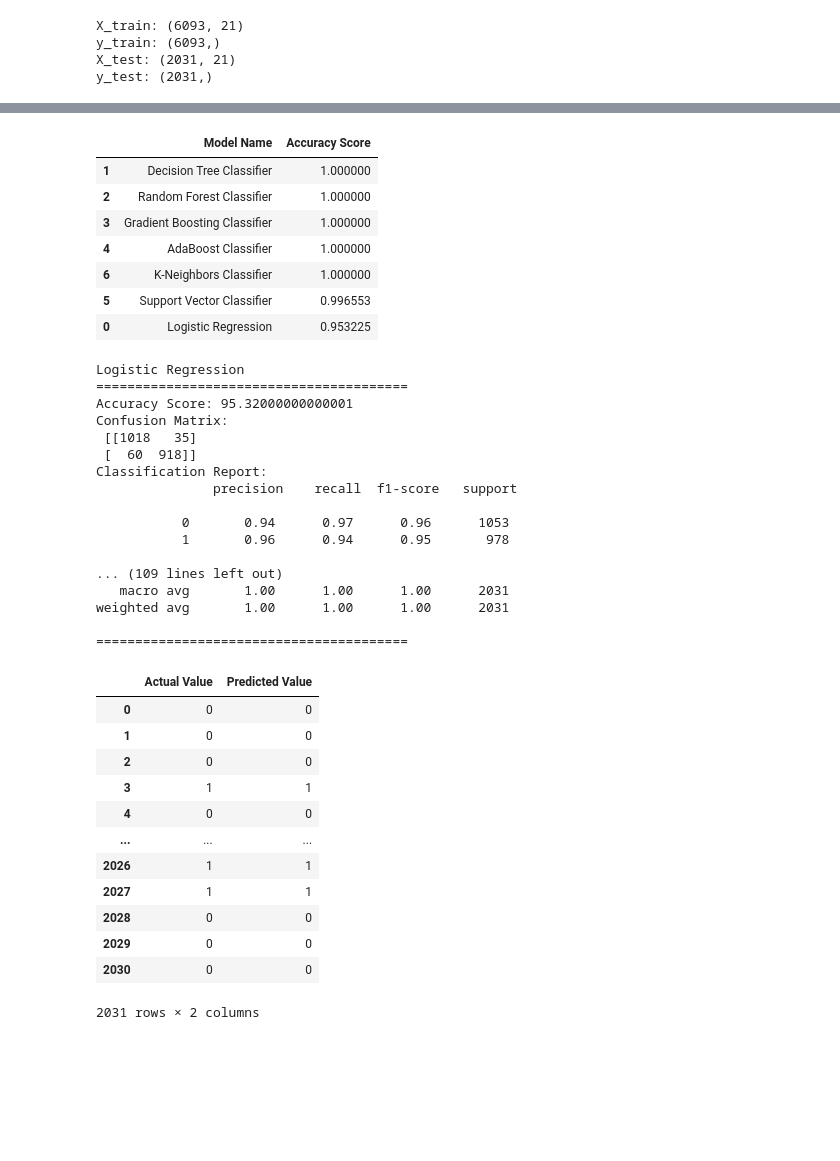
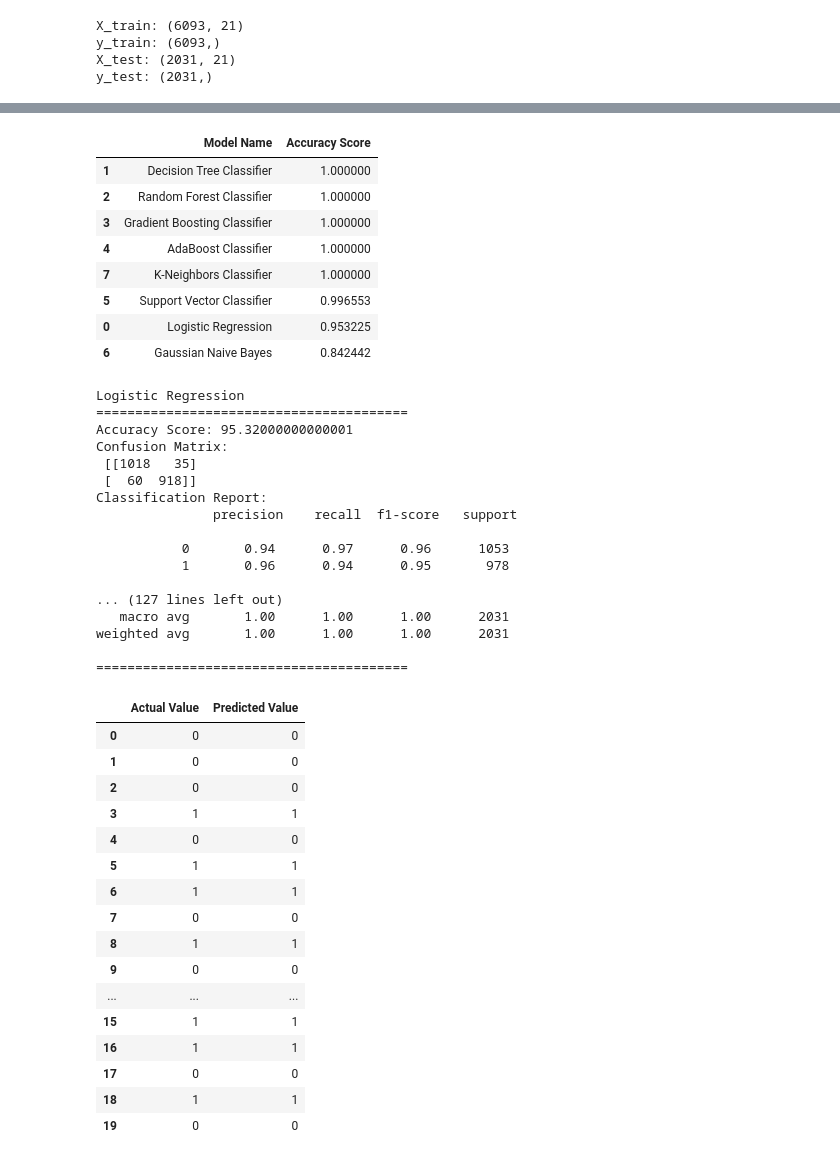
Before and after one commit to binay94/Mushroom_Classifier, a Jupyter notebook: Notebook/model_training.ipynb, the cells around one changed output, grey strips where cells are left out. Cells and saved outputs as stored; diff of their text form; code cells hidden in the pictures; blank space fills up the shorter version.

```diff
--- a/Notebook/model_training.ipynb
+++ b/Notebook/model_training.ipynb
@@ -113,7 +113,7 @@ models = {
     'Gradient Boosting Classifier': GradientBoostingClassifier(),
     'AdaBoost Classifier': AdaBoostClassifier(),
     'Support Vector Classifier': SVC(),
-    #'Gaussian Naive Bayes': GaussianNB(),
+    'Gaussian Naive Bayes': GaussianNB(),
     'K-Neighbors Classifier': KNeighborsClassifier(),
 }
 
@@ -181,9 +181,10 @@ pd.DataFrame(list(zip(model_list, accuracy_list)),columns=['Model Name','Accurac
 | 2 | Random Forest Classifier | 1.000000 |
 | 3 | Gradient Boosting Classifier | 1.000000 |
 | 4 | AdaBoost Classifier | 1.000000 |
-| 6 | K-Neighbors Classifier | 1.000000 |
+| 7 | K-Neighbors Classifier | 1.000000 |
 | 5 | Support Vector Classifier | 0.996553 |
 | 0 | Logistic Regression | 0.953225 |
+| 6 | Gaussian Naive Bayes | 0.842442 |
 # %%
 for name,model in models.items():
     model.fit(X_train, y_train)
@@ -209,7 +210,7 @@ Classification Report:
            0       0.94      0.97      0.96      1053
            1       0.96      0.94      0.95       978
 
-... (109 lines left out)
+... (127 lines left out)
    macro avg       1.00      1.00      1.00      2031
 weighted avg       1.00      1.00      1.00      2031
 
@@ -217,18 +218,22 @@ weighted avg       1.00      1.00      1.00      2031
 # %%
 # Difference between Actual and Predicted Values
 pred_df=pd.DataFrame({'Actual Value':y_test,'Predicted Value':predictions})
-pred_df
+pred_df.head(20)
 # %% [output]
 |  | Actual Value | Predicted Value |
 | 0 | 0 | 0 |
 | 1 | 0 | 0 |
 | 2 | 0 | 0 |
 | 3 | 1 | 1 |
 | 4 | 0 | 0 |
+| 5 | 1 | 1 |
+| 6 | 1 | 1 |
+| 7 | 0 | 0 |
+| 8 | 1 | 1 |
+| 9 | 0 | 0 |
 | ... | ... | ... |
-| 2026 | 1 | 1 |
-| 2027 | 1 | 1 |
-| 2028 | 0 | 0 |
-| 2029 | 0 | 0 |
-| 2030 | 0 | 0 |
+| 15 | 1 | 1 |
+| 16 | 1 | 1 |
+| 17 | 0 | 0 |
+| 18 | 1 | 1 |
+| 19 | 0 | 0 |
-2031 rows × 2 columns
```
Also changed, not shown: parts of 1 cell of this notebook, 6 other files.
